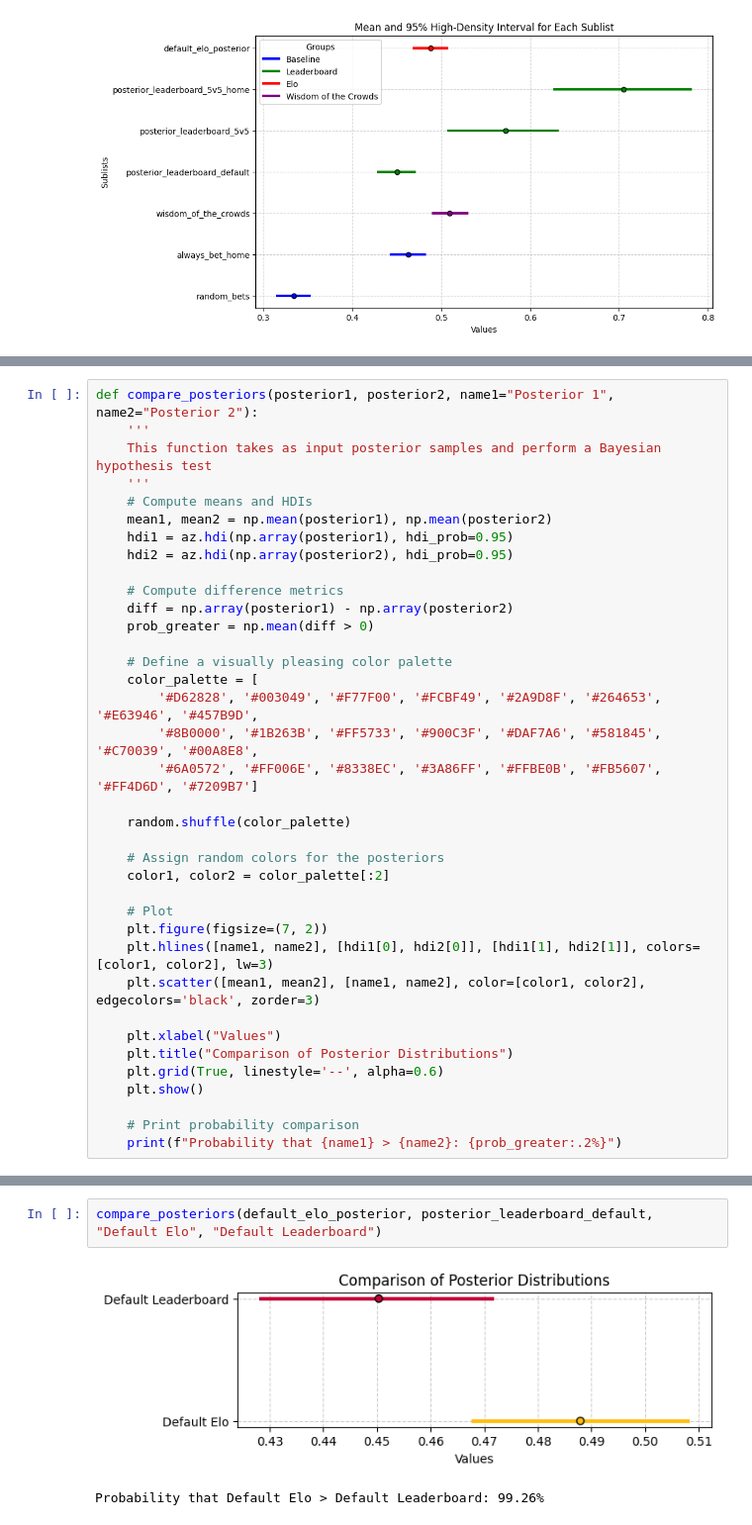
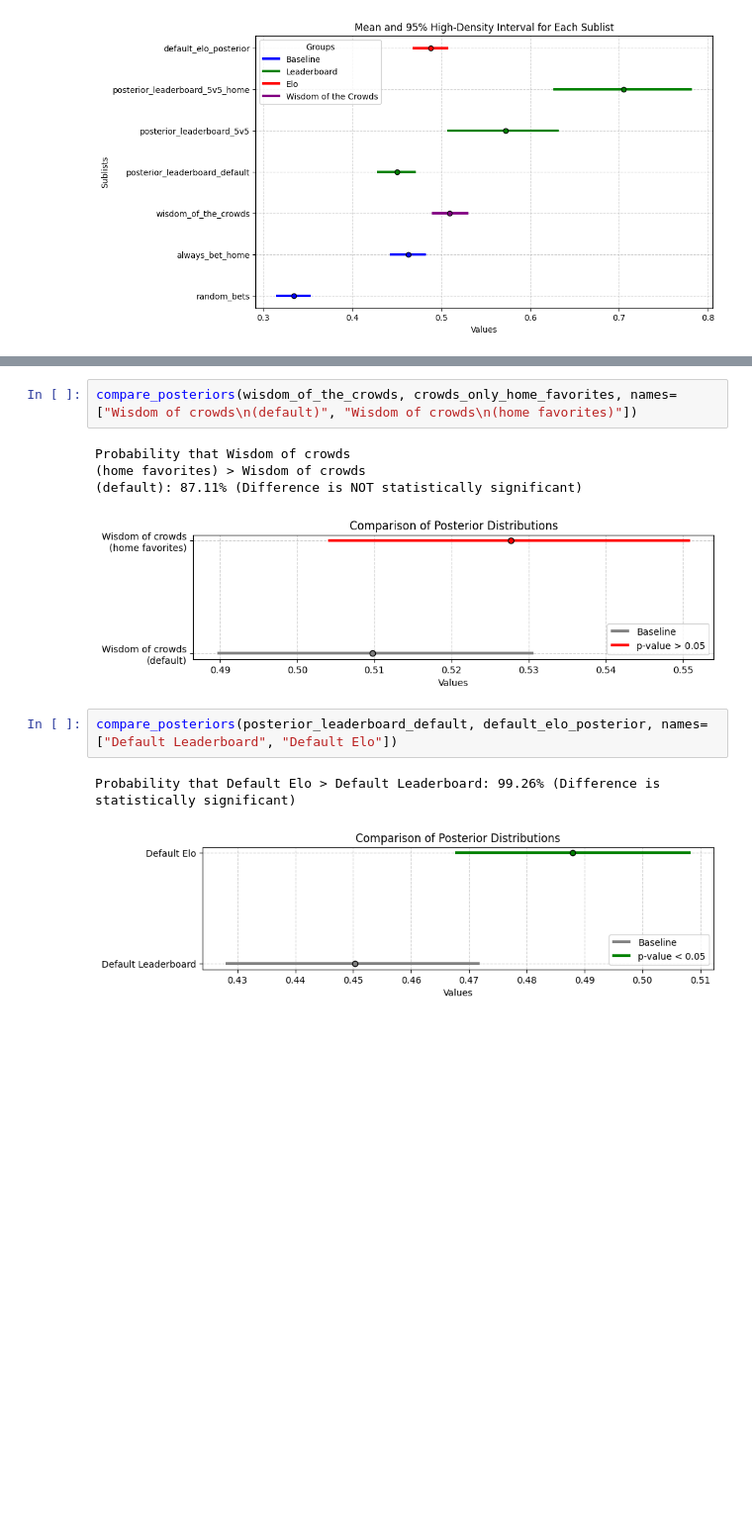
Before and after one commit to FelipeBandeira/capstone, a Jupyter notebook: Posterior comparison.ipynb, the cells around one changed output, grey strips where cells are left out. Shown at 99% size. Cells and saved outputs as stored; diff of their text form; blank space fills up the shorter version.

Commit message:
Updates posterior comparison function and modifies comments in most notebooks

```diff
--- a/Posterior comparison.ipynb
+++ b/Posterior comparison.ipynb
@@ -116,37 +103,0 @@ def compare_posteriors(posterior1, posterior2, name1="Posterior 1", name2="Poste
-# %%
-def compare_posteriors(posterior1, posterior2, name1="Posterior 1", name2="Posterior 2"):
-    '''
-    This function takes as input posterior samples and perform a Bayesian hypothesis test
-    '''
-    # Compute means and HDIs
-    mean1, mean2 = np.mean(posterior1), np.mean(posterior2)
-    hdi1 = az.hdi(np.array(posterior1), hdi_prob=0.95)
-    hdi2 = az.hdi(np.array(posterior2), hdi_prob=0.95)
-
-    # Compute difference metrics
-    diff = np.array(posterior1) - np.array(posterior2)
-    prob_greater = np.mean(diff > 0)
-
-    # Define a visually pleasing color palette
-    color_palette = [
-        '#D62828', '#003049', '#F77F00', '#FCBF49', '#2A9D8F', '#264653', '#E63946', '#457B9D',
-        '#8B0000', '#1B263B', '#FF5733', '#900C3F', '#DAF7A6', '#581845', '#C70039', '#00A8E8',
-        '#6A0572', '#FF006E', '#8338EC', '#3A86FF', '#FFBE0B', '#FB5607', '#FF4D6D', '#7209B7']
-
-    random.shuffle(color_palette)
-
-    # Assign random colors for the posteriors
-    color1, color2 = color_palette[:2]
-
-    # Plot
-    plt.figure(figsize=(7, 2))
-    plt.hlines([name1, name2], [hdi1[0], hdi2[0]], [hdi1[1], hdi2[1]], colors=[color1, color2], lw=3)
-    plt.scatter([mean1, mean2], [name1, name2], color=[color1, color2], edgecolors='black', zorder=3)
-
-    plt.xlabel("Values")
-    plt.title("Comparison of Posterior Distributions")
-    plt.grid(True, linestyle='--', alpha=0.6)
-    plt.show()
-
-    # Print probability comparison
-    print(f"Probability that {name1} > {name2}: {prob_greater:.2%}")
@@ -153,5 +161,12 @@ def compare_posteriors(posterior1, posterior2, name1="Posterior 1", name2="Poste
+# %%
+compare_posteriors(wisdom_of_the_crowds, crowds_only_home_favorites, names=["Wisdom of crowds\n(default)", "Wisdom of crowds\n(home favorites)"])
+# %% [output]
+Probability that Wisdom of crowds
+(home favorites) > Wisdom of crowds
+(default): 87.11% (Difference is NOT statistically significant)
+[figure, added]
 # %%
-compare_posteriors(default_elo_posterior, posterior_leaderboard_default, "Default Elo", "Default Leaderboard")
+compare_posteriors(posterior_leaderboard_default, default_elo_posterior, names=["Default Leaderboard", "Default Elo"])
 # %% [output]
+Probability that Default Elo > Default Leaderboard: 99.26% (Difference is statistically significant)
-[figure, old version]
+[figure, new version]
-Probability that Default Elo > Default Leaderboard: 99.26%
```
Also changed, not shown: parts of 6 cells of this notebook, 4 other files.
